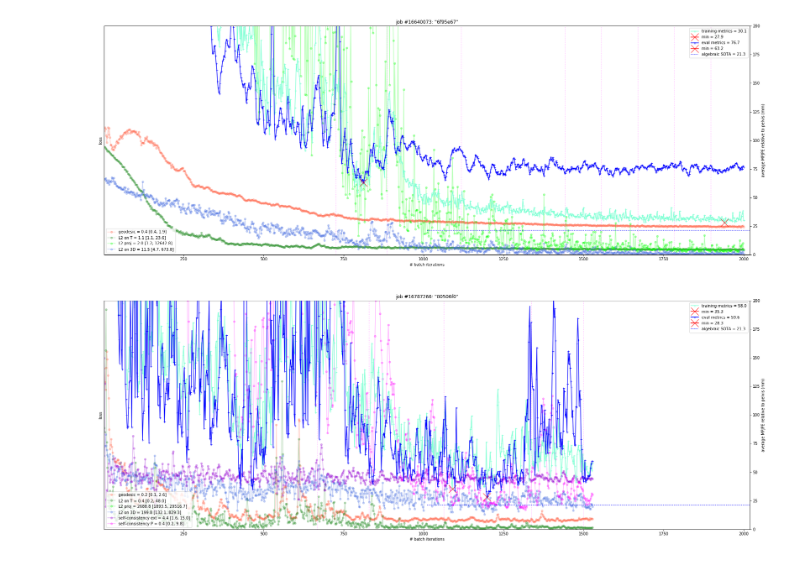
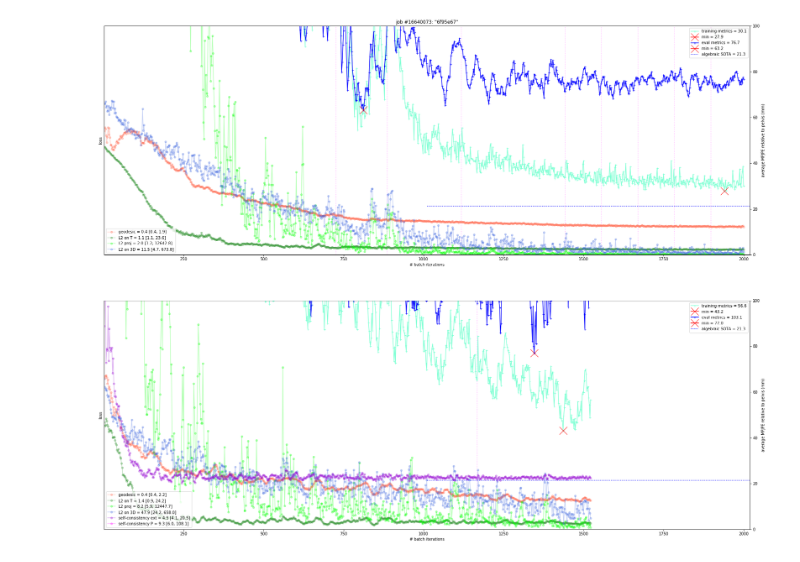
Before and after one commit to karfly/learnable-triangulation-pytorch, a Jupyter notebook: tom.ipynb, the cells around one changed output. Cells and saved outputs as stored; diff of their text form; code cells hidden in the pictures.

```diff
--- a/tom.ipynb
+++ b/tom.ipynb
@@ -61,21 +61,20 @@ def plot_jobs(jobs, titles, training_batch_size=8, metrics_ylim=[0, 1e2], n_max_
 # %%
 jobs = list(zip(*[
     # SOTA superv R|t
     ('16640073', '6f95e67'),  # 16779861
     #('16647158', '=16640073, 10% dataset'),
-    ('16787266', '80506f0'),
+    ('16802162', ''),  # 16795195, 16797454
 
     # SOTA superv R|t (pelvis sitting on origin => predict just d)
     #('16700068', '1ac51aa but with Rod'),  # 16700001 with 6D, 16772316 by mean Fro
-    #('16781398', 'fdda096 but 6D and sittin on origin'),
 
     # SOTA unsuperv R|t (pelvis sitting on origin)
     #('16712639', '6db8028 but no KP centering'),  # 16711084
 
     # SOTA unsuperv 3D, R|t (pelvis sitting on origin)
     #('16731852', '217c24c but wdecy=2, gclip=0.25'),  # 16731537, 16729378, 16721459
 ]))
 
-plot_jobs(jobs[0], jobs[1], metrics_ylim=[0, 2e2], n_max_epochs=10.1e2)
+plot_jobs(jobs[0], jobs[1], metrics_ylim=[0, 1e2], n_max_epochs=10.1e2)
 # %% [output]
-[figure, old version]
+[figure, new version]
```
Also changed, not shown: 8 other files.
